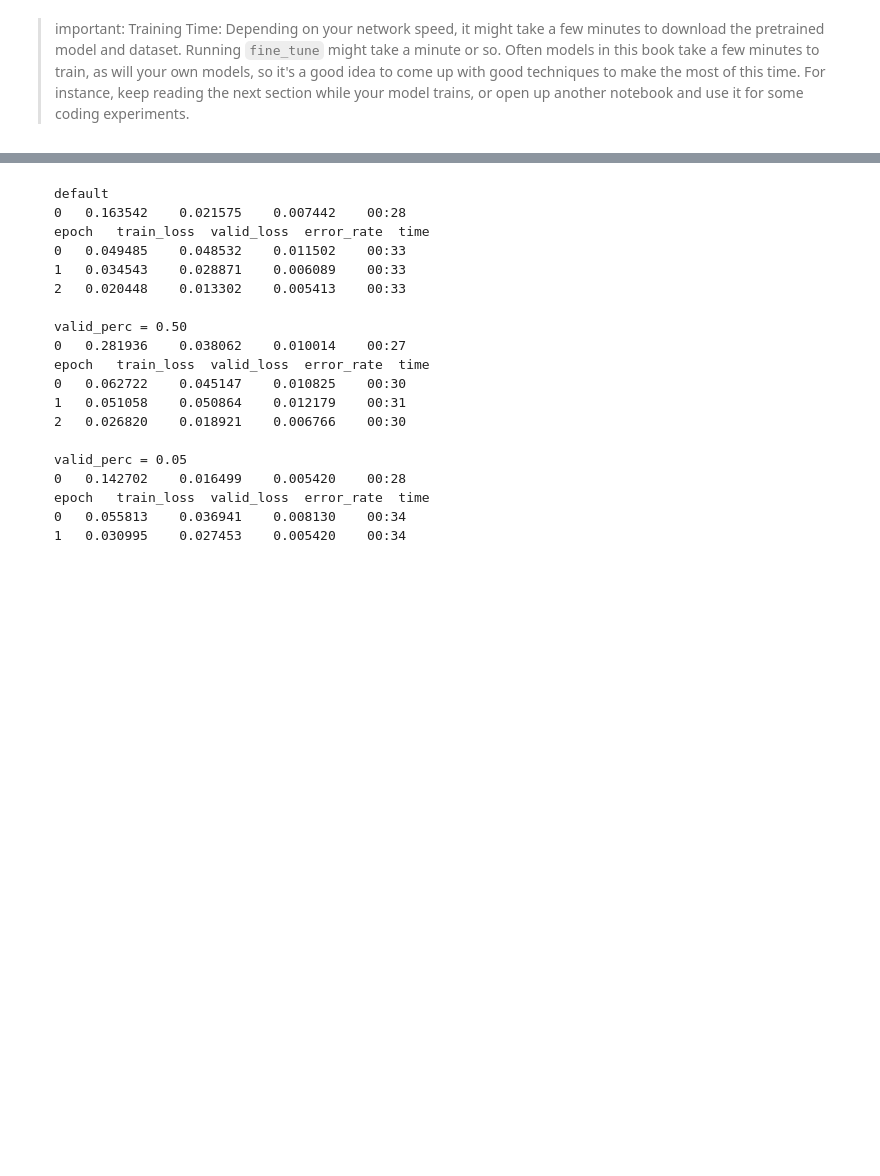
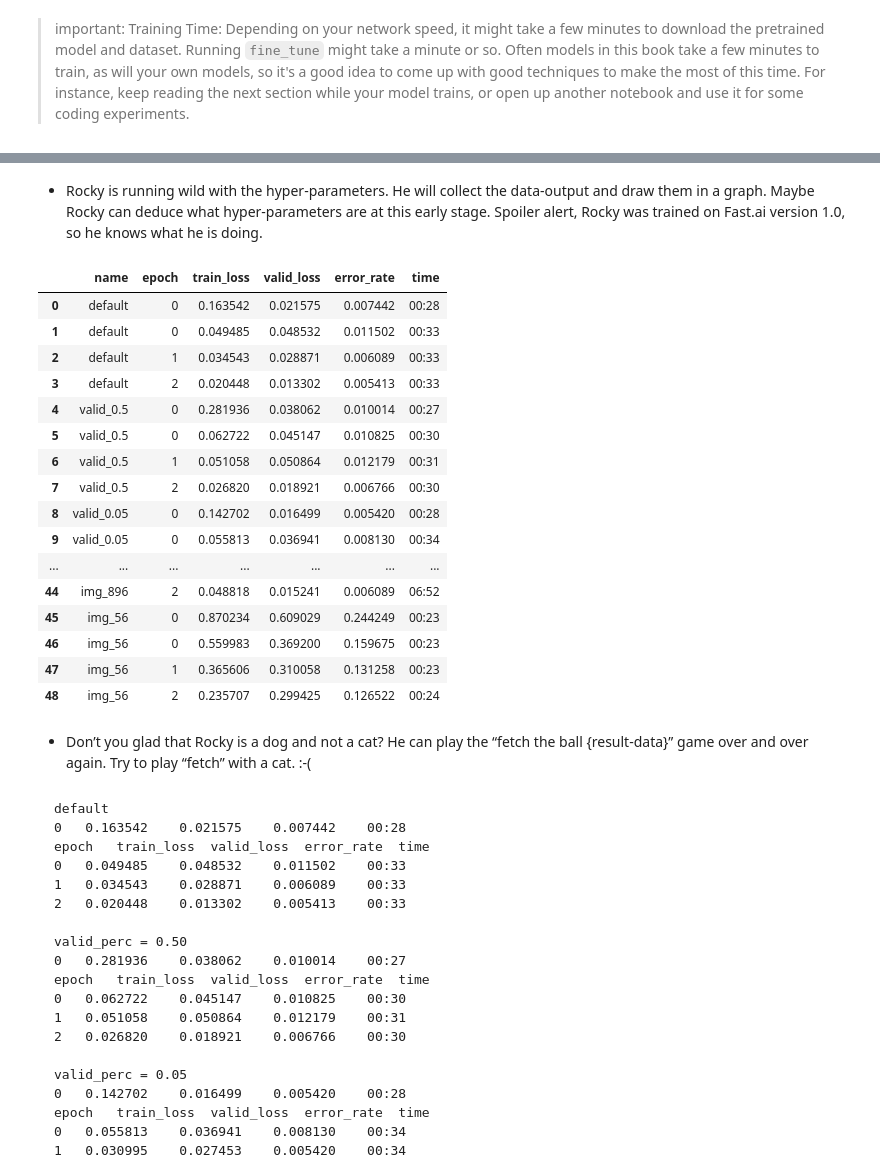
Before and after one commit to duchaba/fastbook, a Jupyter notebook: fastaibook_01_intro_d0hz.ipynb, the cells around one changed output, grey strips where cells are left out. Saved outputs shown, nothing was run; the diff lists cells and outputs as text; code cells hidden in the pictures; blank space fills up the shorter version.

```diff
--- a/fastaibook_01_intro_d0hz.ipynb
+++ b/fastaibook_01_intro_d0hz.ipynb
@@ -815,0 +877,2 @@ Downloading: "https://download.pytorch.org/models/resnet34-333f7ec4.pth" to /roo
+# %% [markdown]
+- Rocky is running wild with the hyper-parameters. He will collect the data-output and draw them in a graph. Maybe Rocky can deduce what hyper-parameters are at this early stage. Spoiler alert, Rocky was trained on Fast.ai version 1.0, so he knows what he is doing.
@@ -816,3 +957,26 @@ Downloading: "https://download.pytorch.org/models/resnet34-333f7ec4.pth" to /roo
+# %%
+# do it
+rocky.fetch_result_data()
+# %% [output]
+|  | name | epoch | train_loss | valid_loss | error_rate | time |
+| 0 | default | 0 | 0.163542 | 0.021575 | 0.007442 | 00:28 |
+| 1 | default | 0 | 0.049485 | 0.048532 | 0.011502 | 00:33 |
+| 2 | default | 1 | 0.034543 | 0.028871 | 0.006089 | 00:33 |
+| 3 | default | 2 | 0.020448 | 0.013302 | 0.005413 | 00:33 |
+| 4 | valid_0.5 | 0 | 0.281936 | 0.038062 | 0.010014 | 00:27 |
+| 5 | valid_0.5 | 0 | 0.062722 | 0.045147 | 0.010825 | 00:30 |
+| 6 | valid_0.5 | 1 | 0.051058 | 0.050864 | 0.012179 | 00:31 |
+| 7 | valid_0.5 | 2 | 0.026820 | 0.018921 | 0.006766 | 00:30 |
+| 8 | valid_0.05 | 0 | 0.142702 | 0.016499 | 0.005420 | 00:28 |
+| 9 | valid_0.05 | 0 | 0.055813 | 0.036941 | 0.008130 | 00:34 |
+| ... | ... | ... | ... | ... | ... | ... |
+| 44 | img_896 | 2 | 0.048818 | 0.015241 | 0.006089 | 06:52 |
+| 45 | img_56 | 0 | 0.870234 | 0.609029 | 0.244249 | 00:23 |
+| 46 | img_56 | 0 | 0.559983 | 0.369200 | 0.159675 | 00:23 |
+| 47 | img_56 | 1 | 0.365606 | 0.310058 | 0.131258 | 00:23 |
+| 48 | img_56 | 2 | 0.235707 | 0.299425 | 0.126522 | 00:24 |
+# %% [markdown]
+- Don’t you glad that Rocky is a dog and not a cat? He can play the “fetch the ball {result-data}” game over and over again. Try to play “fetch” with a cat. :-(
 # %% [markdown]
 <pre>default
 0	0.163542	0.021575	0.007442	00:28
```
Also changed, not shown: parts of 65 cells of this notebook.
